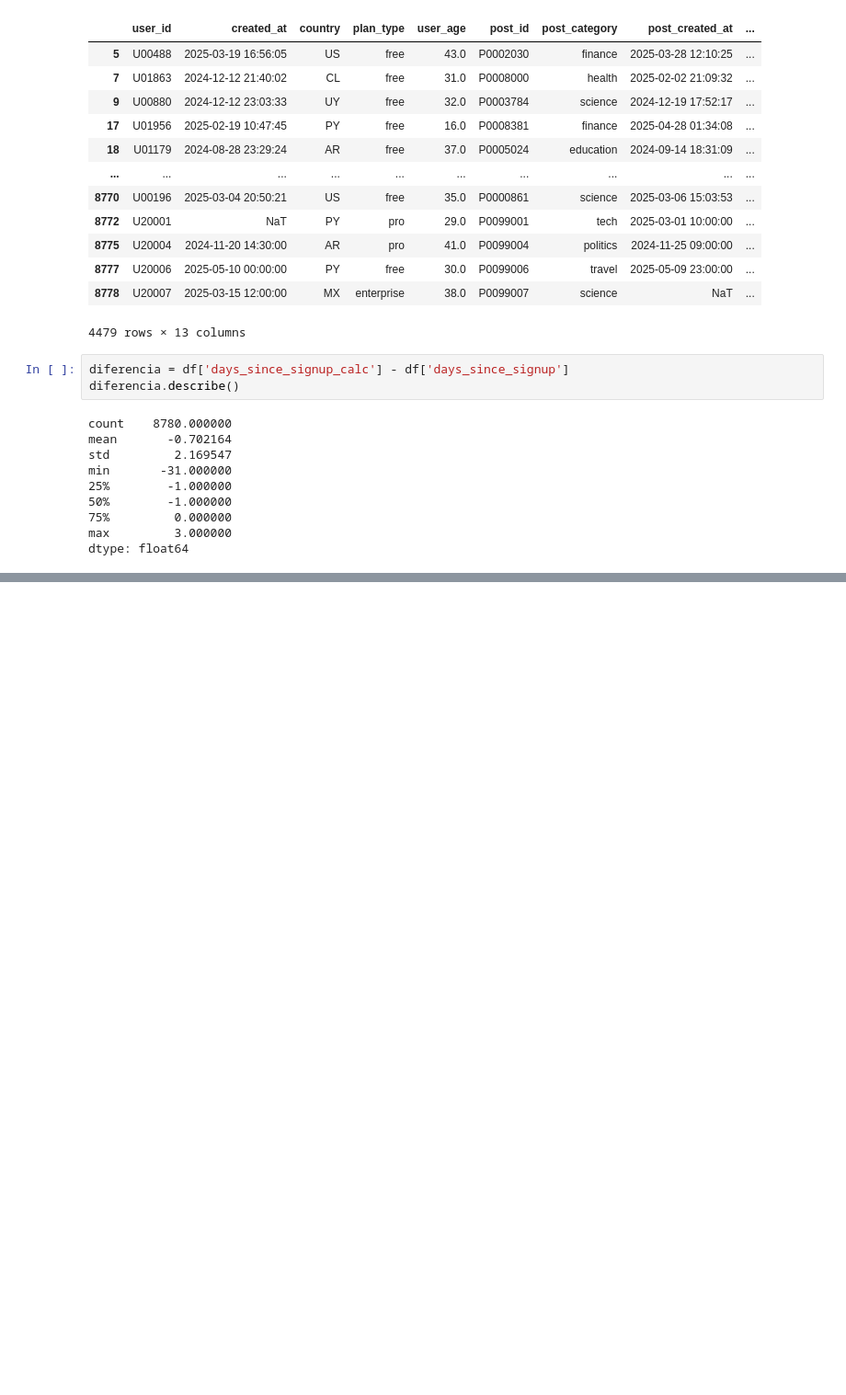
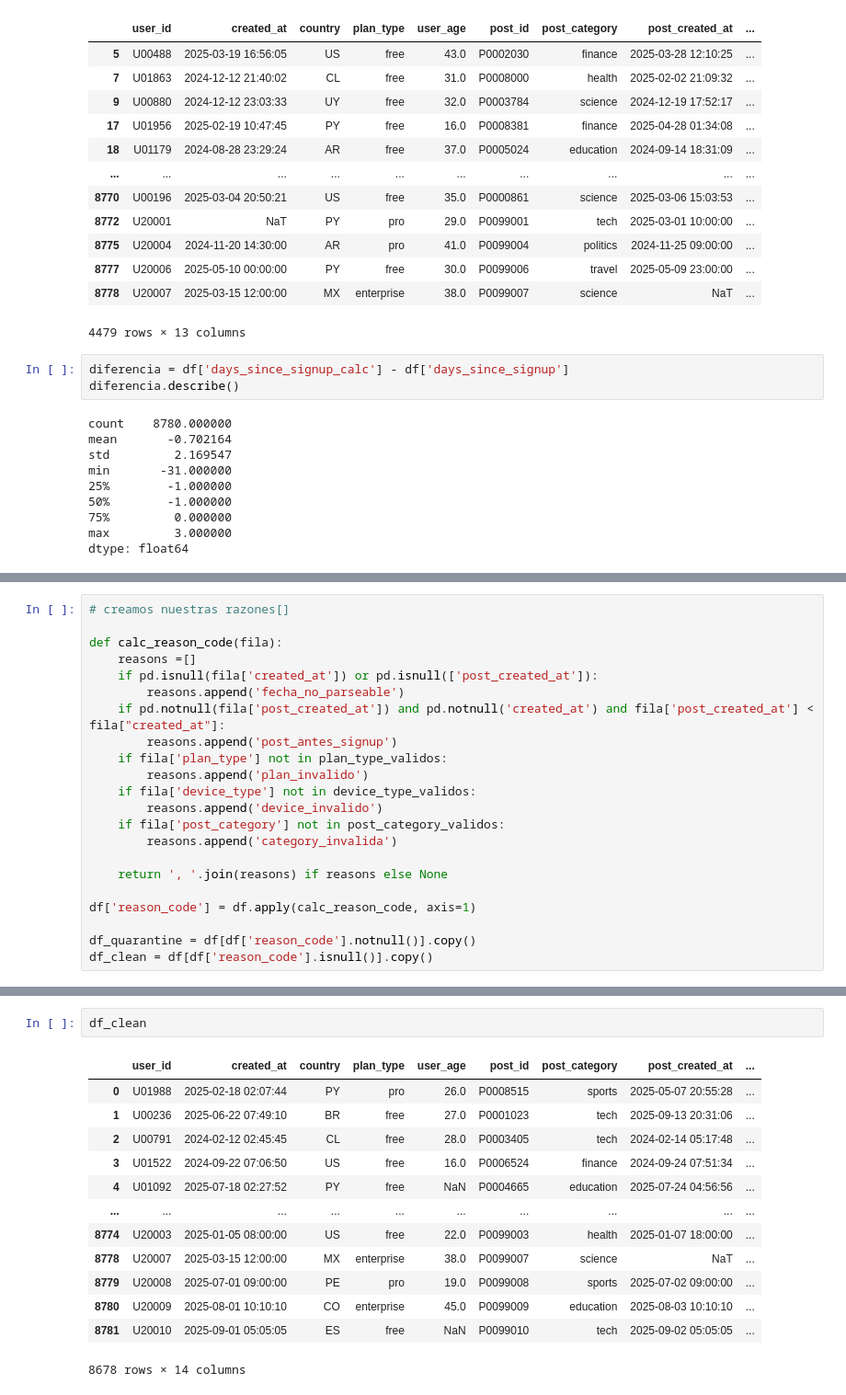
Before and after one commit to CarlosScura/IceAnalytics, a Jupyter notebook: iceanalytics_pipeline.ipynb, the cells around one changed output, grey strips where cells are left out. Shown at 92% size. Saved outputs shown, nothing was run; the diff lists cells and outputs as text; blank space fills up the shorter version.

```diff
--- a/iceanalytics_pipeline.ipynb
+++ b/iceanalytics_pipeline.ipynb
@@ -316,0 +345,22 @@ dtype: float64
+# %%
+# creamos nuestras razones[]
+
+def calc_reason_code(fila):
+    reasons =[]
+    if pd.isnull(fila['created_at']) or pd.isnull(['post_created_at']):
+        reasons.append('fecha_no_parseable')
+    if pd.notnull(fila['post_created_at']) and pd.notnull('created_at') and fila['post_created_at'] < fila["created_at"]:
+        reasons.append('post_antes_signup')
+    if fila['plan_type'] not in plan_type_validos:
+        reasons.append('plan_invalido')
+    if fila['device_type'] not in device_type_validos:
+        reasons.append('device_invalido')
+    if fila['post_category'] not in post_category_validos:
+        reasons.append('category_invalida')
+
+    return ', '.join(reasons) if reasons else None
+
+df['reason_code'] = df.apply(calc_reason_code, axis=1)
+
+df_quarantine = df[df['reason_code'].notnull()].copy()
+df_clean = df[df['reason_code'].isnull()].copy()
@@ -316,0 +371,16 @@ dtype: float64
+# %%
+df_clean
+# %% [output]
+|  | user_id | created_at | country | plan_type | user_age | post_id | post_category | post_created_at | ... |
+| 0 | U01988 | 2025-02-18 02:07:44 | PY | pro | 26.0 | P0008515 | sports | 2025-05-07 20:55:28 | ... |
+| 1 | U00236 | 2025-06-22 07:49:10 | BR | free | 27.0 | P0001023 | tech | 2025-09-13 20:31:06 | ... |
+| 2 | U00791 | 2024-02-12 02:45:45 | CL | free | 28.0 | P0003405 | tech | 2024-02-14 05:17:48 | ... |
+| 3 | U01522 | 2024-09-22 07:06:50 | US | free | 16.0 | P0006524 | finance | 2024-09-24 07:51:34 | ... |
+| 4 | U01092 | 2025-07-18 02:27:52 | PY | free | NaN | P0004665 | education | 2025-07-24 04:56:56 | ... |
+| ... | ... | ... | ... | ... | ... | ... | ... | ... | ... |
+| 8774 | U20003 | 2025-01-05 08:00:00 | US | free | 22.0 | P0099003 | health | 2025-01-07 18:00:00 | ... |
+| 8778 | U20007 | 2025-03-15 12:00:00 | MX | enterprise | 38.0 | P0099007 | science | NaT | ... |
+| 8779 | U20008 | 2025-07-01 09:00:00 | PE | pro | 19.0 | P0099008 | sports | 2025-07-02 09:00:00 | ... |
+| 8780 | U20009 | 2025-08-01 10:10:10 | CO | enterprise | 45.0 | P0099009 | education | 2025-08-03 10:10:10 | ... |
+| 8781 | U20010 | 2025-09-01 05:05:05 | ES | free | NaN | P0099010 | tech | 2025-09-02 05:05:05 | ... |
+8678 rows × 14 columns
```
Also changed, not shown: parts of 5 cells of this notebook, 1 other file.
